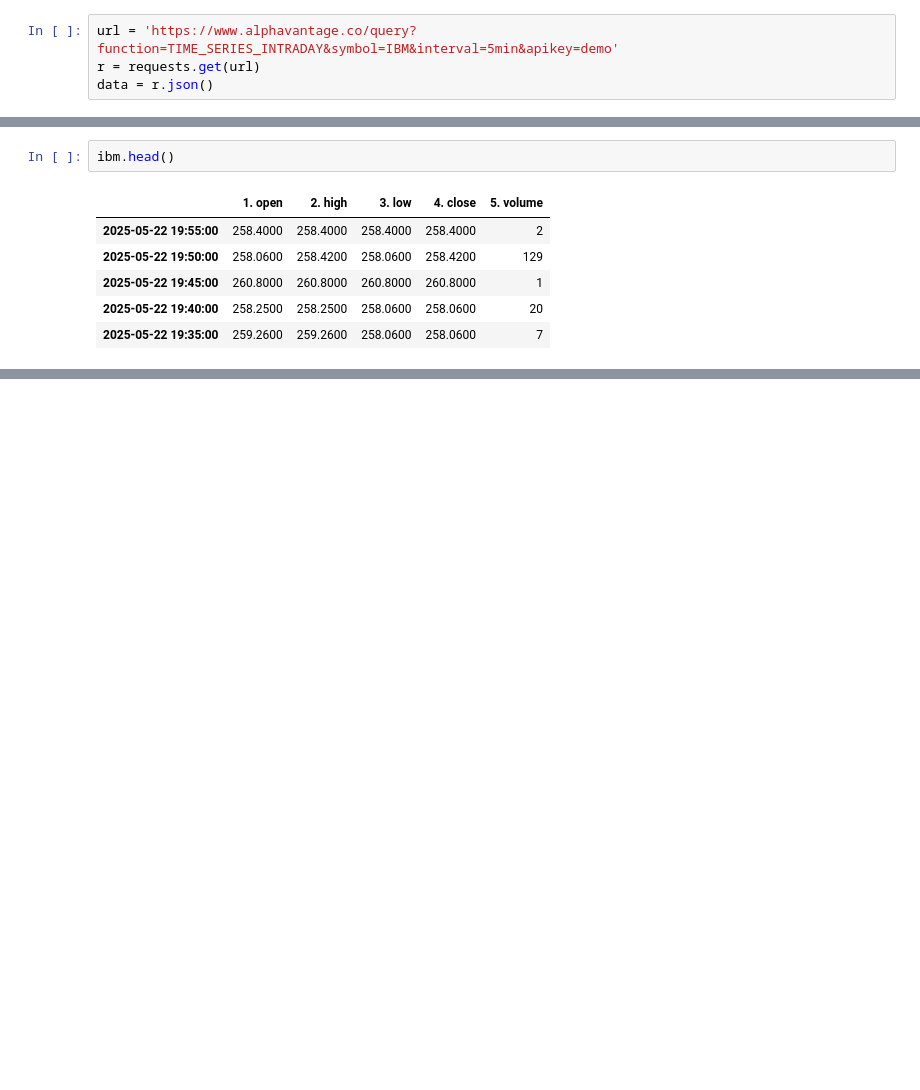
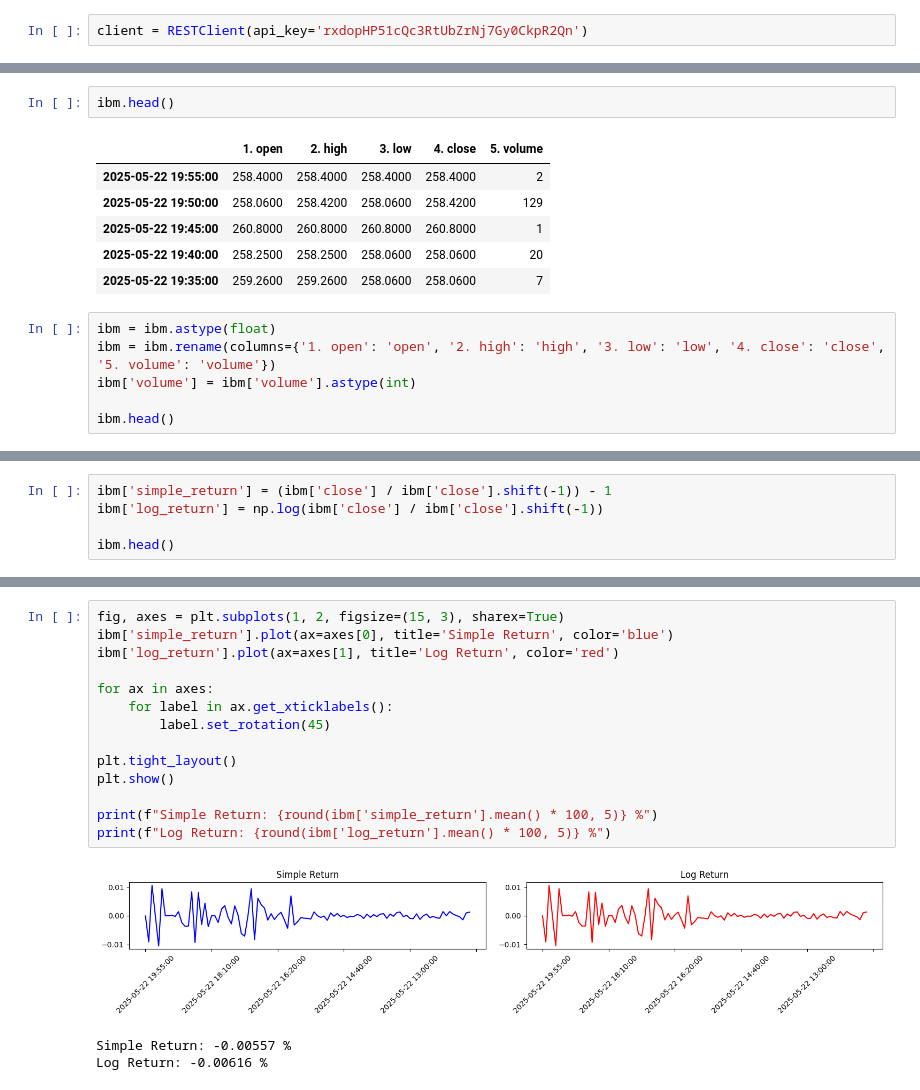
Before and after one commit to jtorsvik/project-anthill, a Jupyter notebook: notebook/stock_analysis.ipynb, the cells around one changed output, grey strips where cells are left out. Drawn from its saved outputs; the diff is of its cells as text; blank space fills up the shorter version.

```diff
--- a/notebook/stock_analysis.ipynb
+++ b/notebook/stock_analysis.ipynb
@@ -7,4 +15,2 @@ import requests, json
 # %%
-url = 'https://www.alphavantage.co/query?function=TIME_SERIES_INTRADAY&symbol=IBM&interval=5min&apikey=demo'
-r = requests.get(url)
-data = r.json()
+client = RESTClient(api_key='rxdopHP51cQc3RtUbZrNj7Gy0CkpR2Qn')
@@ -50,3 +173,9 @@ ibm.head()
 | 2025-05-22 19:45:00 | 260.8000 | 260.8000 | 260.8000 | 260.8000 | 1 |
 | 2025-05-22 19:40:00 | 258.2500 | 258.2500 | 258.0600 | 258.0600 | 20 |
 | 2025-05-22 19:35:00 | 259.2600 | 259.2600 | 258.0600 | 258.0600 | 7 |
+# %%
+ibm = ibm.astype(float)
+ibm = ibm.rename(columns={'1. open': 'open', '2. high': 'high', '3. low': 'low', '4. close': 'close', '5. volume': 'volume'})
+ibm['volume'] = ibm['volume'].astype(int)
+
+ibm.head()
@@ -52,0 +189,5 @@ ibm.head()
+# %%
+ibm['simple_return'] = (ibm['close'] / ibm['close'].shift(-1)) - 1
+ibm['log_return'] = np.log(ibm['close'] / ibm['close'].shift(-1))
+
+ibm.head()
@@ -52,0 +201,18 @@ ibm.head()
+# %%
+fig, axes = plt.subplots(1, 2, figsize=(15, 3), sharex=True)
+ibm['simple_return'].plot(ax=axes[0], title='Simple Return', color='blue')
+ibm['log_return'].plot(ax=axes[1], title='Log Return', color='red')
+
+for ax in axes:
+    for label in ax.get_xticklabels():
+        label.set_rotation(45)
+
+plt.tight_layout()
+plt.show()
+
+print(f"Simple Return: {round(ibm['simple_return'].mean() * 100, 5)} %")
+print(f"Log Return: {round(ibm['log_return'].mean() * 100, 5)} %")
+# %% [output]
+[figure, added]
+Simple Return: -0.00557 %
+Log Return: -0.00616 %
```
Also changed, not shown: parts of 15 cells of this notebook, 4 other files.
